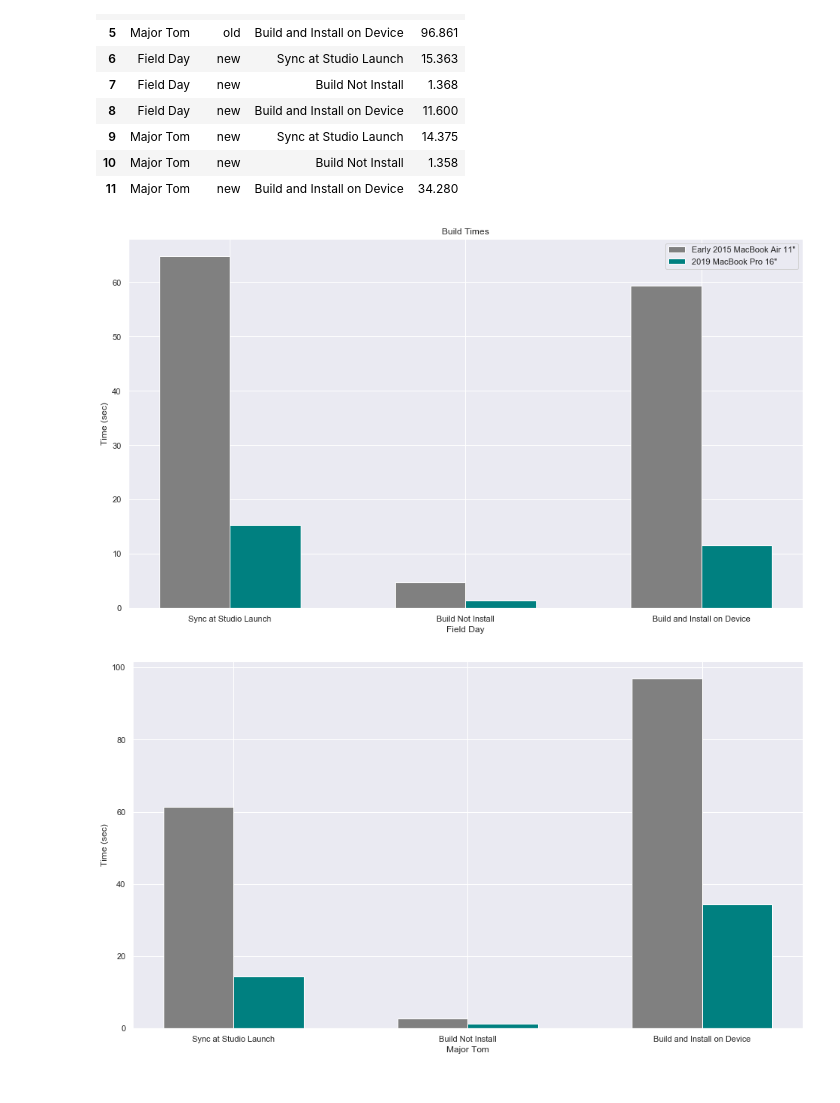
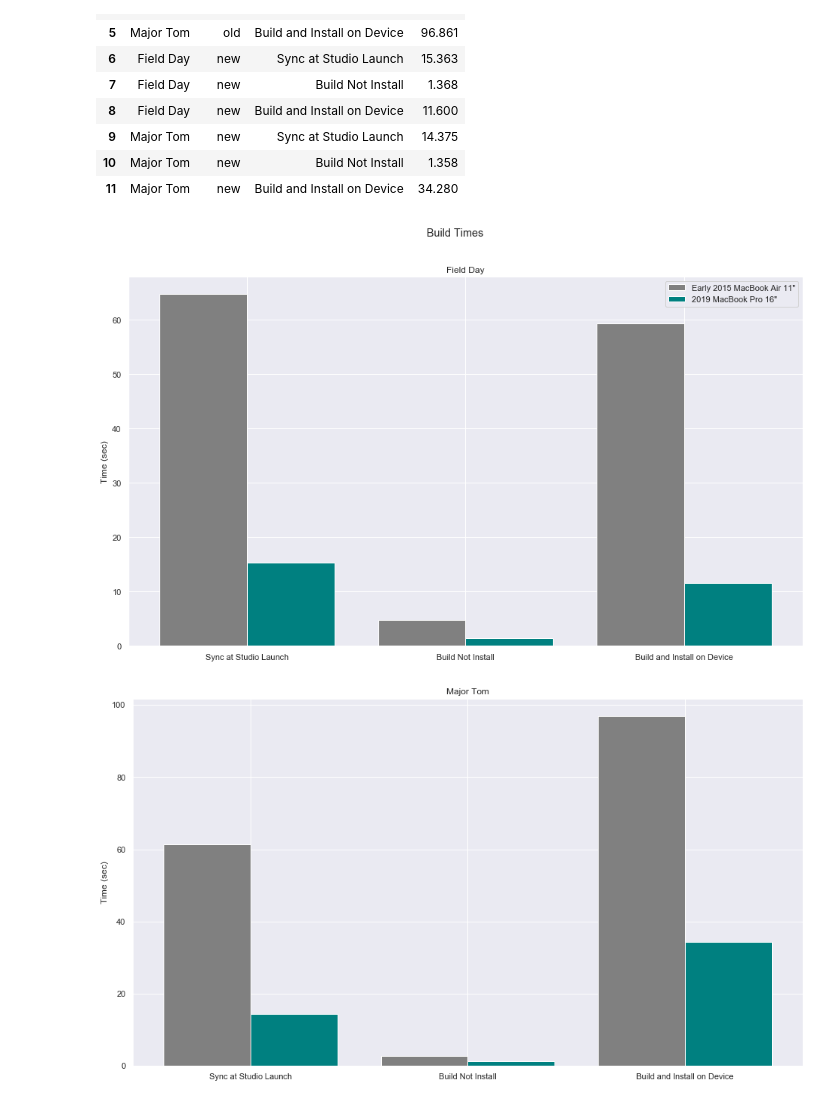
Before and after one commit to craigearley/studio-build-time-comparison, a Jupyter notebook: android-studio-build-comparison.ipynb, the cells around one changed output. Drawn from its saved outputs; the diff is of its cells as text; code cells hidden in the pictures.

Commit message:
adds supertitle and adjusts subplot titles

```diff
--- a/android-studio-build-comparison.ipynb
+++ b/android-studio-build-comparison.ipynb
@@ -32,27 +32,27 @@ new_majortom = studio_data[(studio_data.laptop=='new') & (studio_data.app=='Majo
 # %%
 sns.set()
 
 index = new_fieldday.index
-bar_width = 0.3
+bar_width = 0.4
 
-plt.figure(figsize=(16,9))
-plt.title("Build Times")
+fig = plt.figure(figsize=(16,9))
+fig.suptitle("Build Times")
 
 bars_old = plt.bar(index, old_fieldday['time'], bar_width, color='gray', label='Early 2015 MacBook Air 11\"')
 bars_new = plt.bar(index + bar_width, new_fieldday['time'], bar_width, color='teal', label='2019 MacBook Pro 16\"')
-plt.xlabel('Field Day')
+plt.title('Field Day')
 plt.ylabel('Time (sec)')
 plt.xticks(index+0.5*bar_width, studio_data.step)
 plt.legend()
 plt.show()
 
 plt.figure(figsize=(16,9))
 bars_old = plt.bar(index, old_majortom['time'], bar_width, color='gray', label='Early 2015 MacBook Air 11\"')
 bars_new = plt.bar(index + bar_width, new_majortom['time'], bar_width, color='teal', label='2019 MacBook Pro 16\"')
-plt.xlabel('Major Tom')
+plt.title('Major Tom')
 plt.ylabel('Time (sec)')
 plt.xticks(index+0.5*bar_width, studio_data.step)
 plt.show()
 # %% [output]
-[figure, old version]
+[figure, new version]
-[figure, old version]
+[figure, new version]
```
